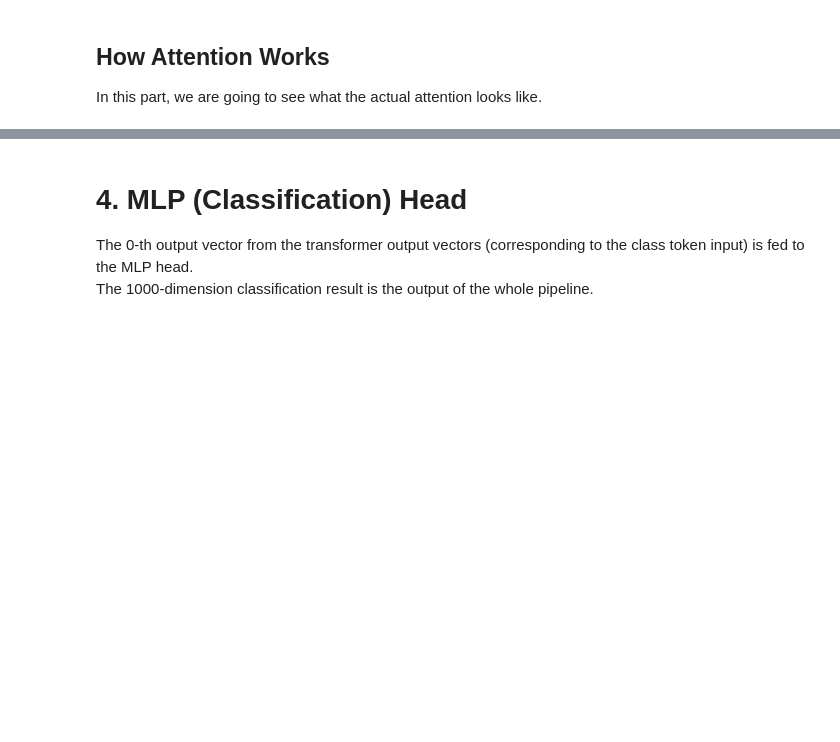
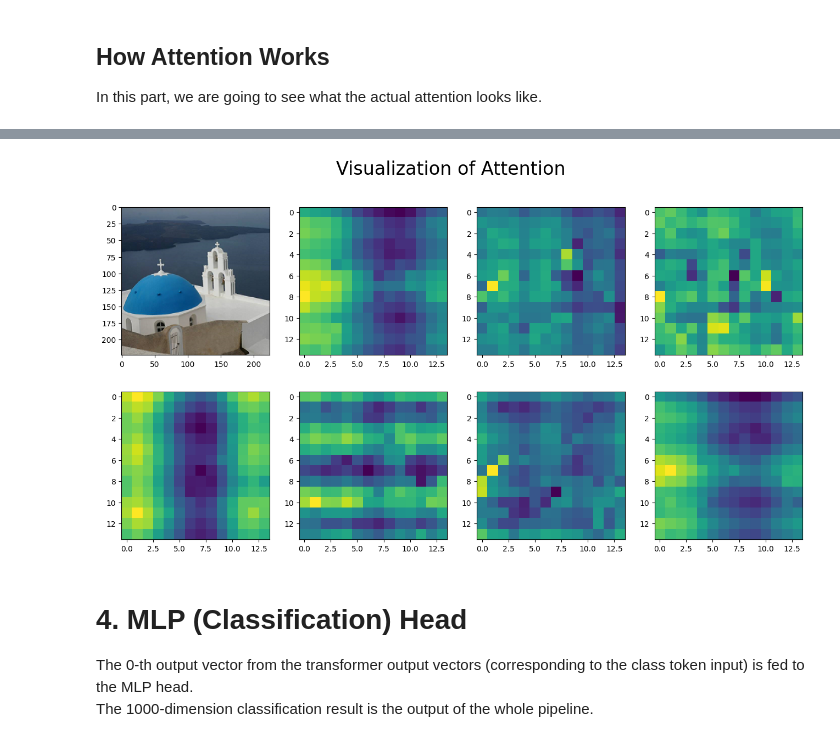
Before and after one commit to Kim-Younho/Deep_Laerning_KYU, a Jupyter notebook: notebook/Vision_Transformer_Tutorial.ipynb, the cells around one changed output, grey strips where cells are left out. Drawn from its saved outputs; the diff is of its cells as text; code cells hidden in the pictures; blank space fills up the shorter version.

```diff
--- a/notebook/Vision_Transformer_Tutorial.ipynb
+++ b/notebook/Vision_Transformer_Tutorial.ipynb
@@ -199,15 +252,16 @@ plt.imshow(attention_matrix[3].detach().cpu().numpy())
 # %%
 # Visualize attention matrix
 fig = plt.figure(figsize=(16, 8))
 fig.suptitle("Visualization of Attention", fontsize=24)
-fig.add_axes()
 img = np.asarray(img)
 ax = fig.add_subplot(2, 4, 1)
 ax.imshow(img)
 for i in range(7):  # visualize the 100th rows of attention matrices in the 0-7th heads
     attn_heatmap = attention_matrix[i, 100, 1:].reshape((14, 14)).detach().cpu().numpy()
     ax = fig.add_subplot(2, 4, i+2)
     ax.imshow(attn_heatmap)
+# %% [output]
+[figure, added]
 # %% [markdown]
 # 4. MLP (Classification) Head
 The 0-th output vector from the transformer output vectors (corresponding to the class token input) is fed to the MLP head.
```
Also changed, not shown: parts of 13 cells of this notebook.
